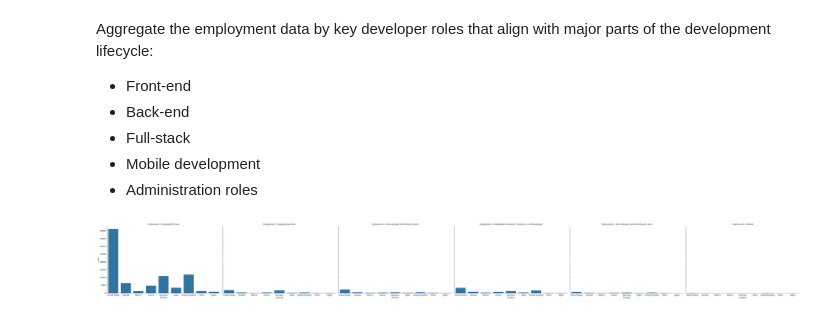
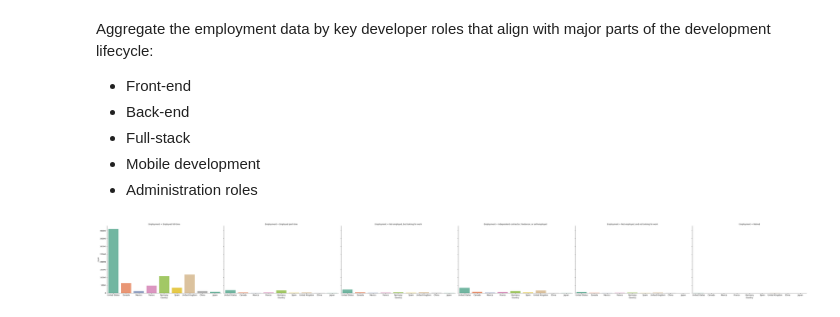
Before and after one commit to 7086600/stack_overflow_analysis_project, a Jupyter notebook: stack_overflow_analysis.ipynb, the cells around one changed output. Drawn from its saved outputs; the diff is of its cells as text; code cells hidden in the pictures.

Commit message:
add catplot devFig

```diff
--- a/stack_overflow_analysis.ipynb
+++ b/stack_overflow_analysis.ipynb
@@ -212,6 +212,7 @@ Aggregate the employment data by key developer roles that align with major parts
 - Mobile development
 - Administration roles
 # %%
-empfig = sns.catplot(x="Country", col="Employment", data=df, kind="count", height=6, aspect=1.5)
+# creating a catplot for Employment by Country
+empfig = sns.catplot(data=df, x="Country", col="Employment", kind="count", hue='Country', palette='Set2', height=6, aspect=1.5)
 # %% [output]
-[figure, old version]
+[figure, new version]
```
Also changed, not shown: parts of 5 cells of this notebook.
